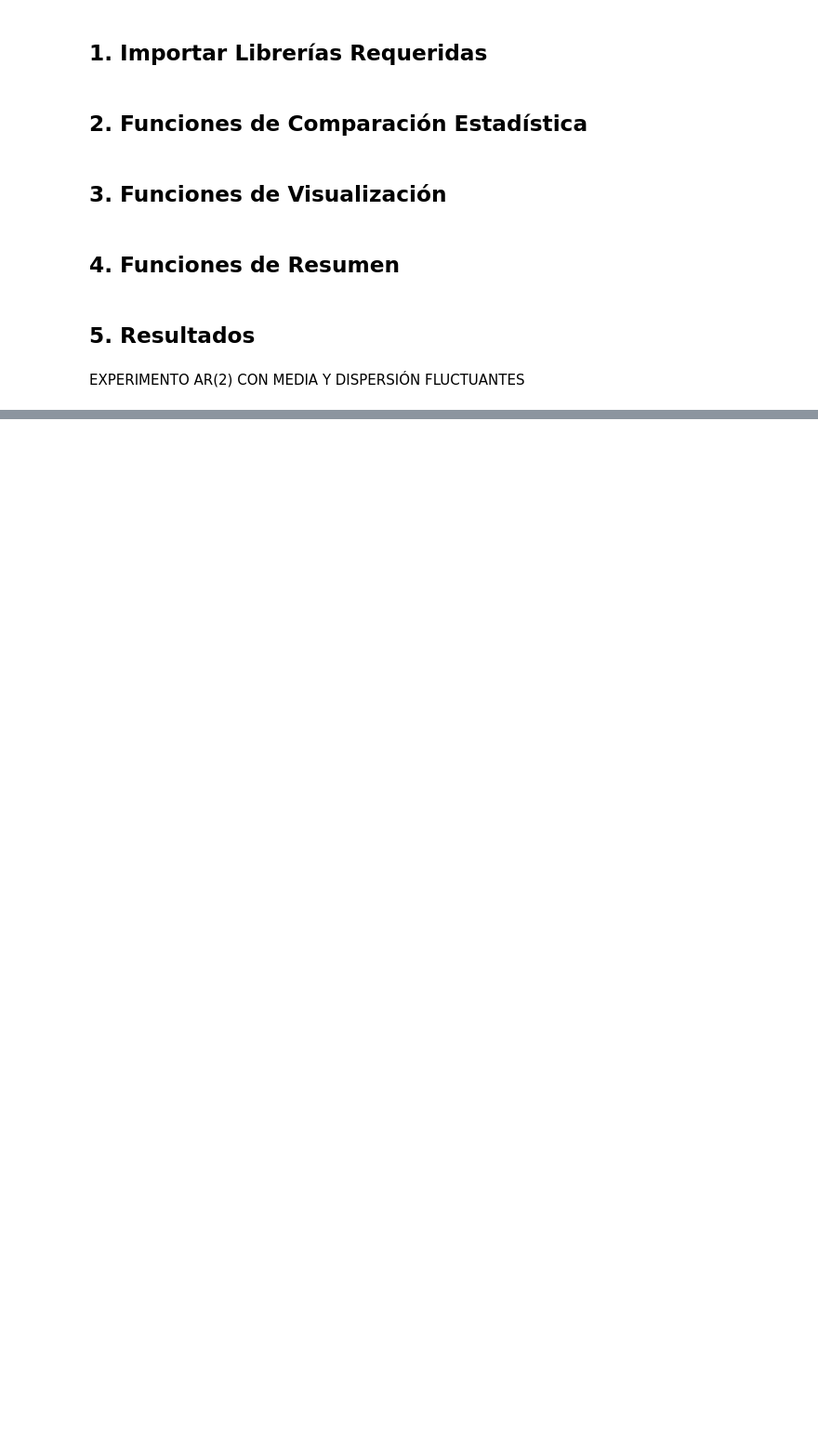
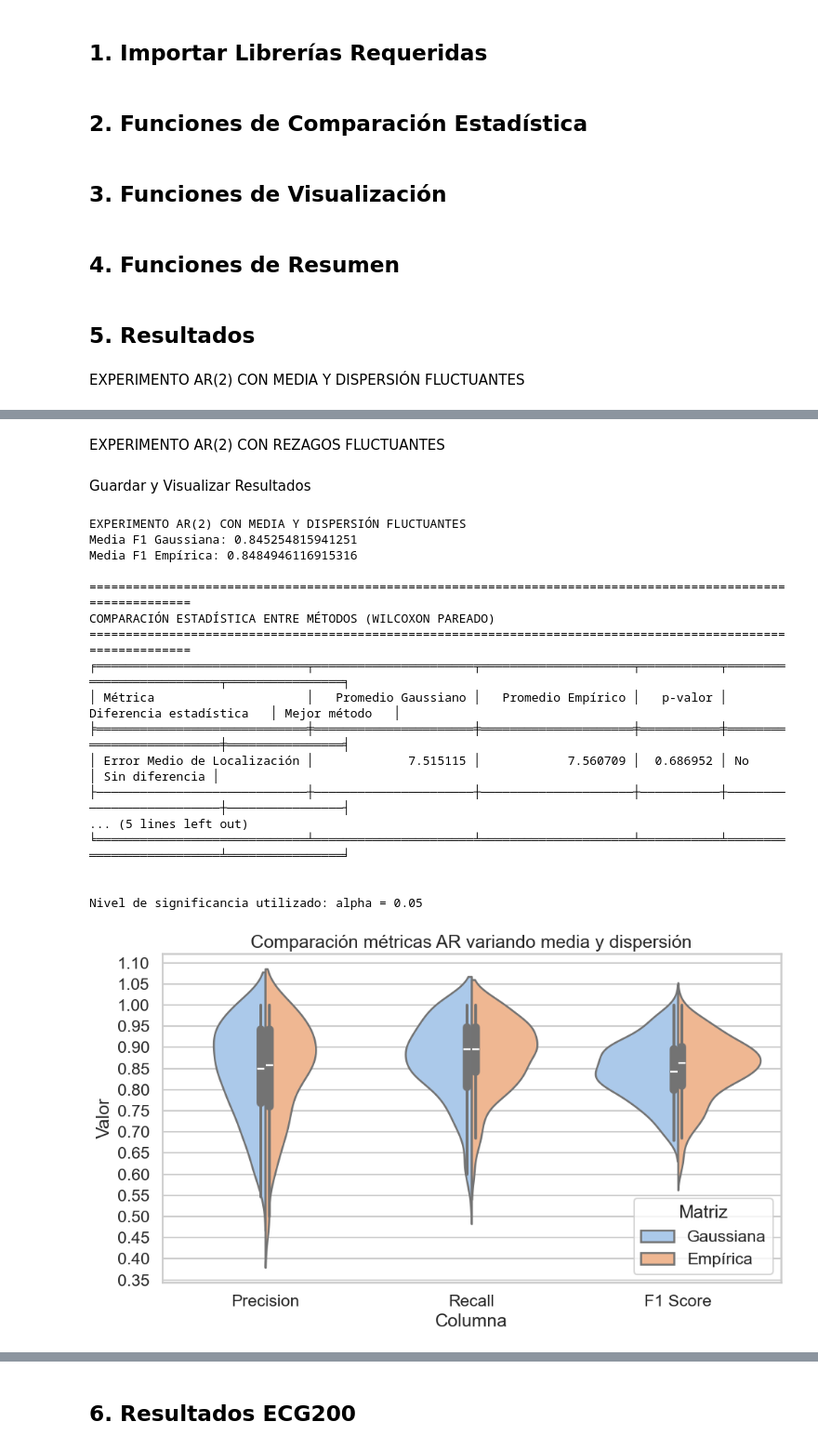
Before and after one commit to JohanAlv24/PI_Deteccion_Puntos_Cambio, a Jupyter notebook: analysis_notebook.ipynb, the cells around one changed output, grey strips where cells are left out. Shown at 93% size. Cells and saved outputs as stored; diff of their text form; code cells hidden in the pictures; blank space fills up the shorter version.

```diff
--- a/analysis_notebook.ipynb
+++ b/analysis_notebook.ipynb
@@ -348,0 +330,2 @@ TypeError: best_params_sh() got an unexpected keyword argument 'gauss'
+# %% [markdown]
+EXPERIMENTO AR(2) CON REZAGOS FLUCTUANTES
@@ -348,0 +344,27 @@ TypeError: best_params_sh() got an unexpected keyword argument 'gauss'
+# %% [markdown]
+Guardar y Visualizar Resultados
+# %%
+data = np.load("Resultados/metricas_opt2_suavizado.npz")
+
+generar_informe(data)
+# %%
+generar_resumen(data)
+# %% [output]
+EXPERIMENTO AR(2) CON MEDIA Y DISPERSIÓN FLUCTUANTES
+Media F1 Gaussiana: 0.845254815941251
+Media F1 Empírica: 0.8484946116915316
+
+==============================================================================================================
+COMPARACIÓN ESTADÍSTICA ENTRE MÉTODOS (WILCOXON PAREADO)
+==============================================================================================================
+╒═════════════════════════════╤══════════════════════╤═════════════════════╤═══════════╤══════════════════════════╤════════════════╕
+│ Métrica                     │   Promedio Gaussiano │   Promedio Empírico │   p-valor │ Diferencia estadística   │ Mejor método   │
+╞═════════════════════════════╪══════════════════════╪═════════════════════╪═══════════╪══════════════════════════╪════════════════╡
+│ Error Medio de Localización │             7.515115 │            7.560709 │  0.686952 │ No                       │ Sin diferencia │
+├─────────────────────────────┼──────────────────────┼─────────────────────┼───────────┼──────────────────────────┼────────────────┤
+... (5 lines left out)
+╘═════════════════════════════╧══════════════════════╧═════════════════════╧═══════════╧══════════════════════════╧════════════════╛
+
+
+Nivel de significancia utilizado: alpha = 0.05
+[figure, added]
@@ -348,0 +391,2 @@ TypeError: best_params_sh() got an unexpected keyword argument 'gauss'
+# %% [markdown]
+## 6. Resultados ECG200
```
Also changed, not shown: parts of 15 cells of this notebook, 5 other files.
